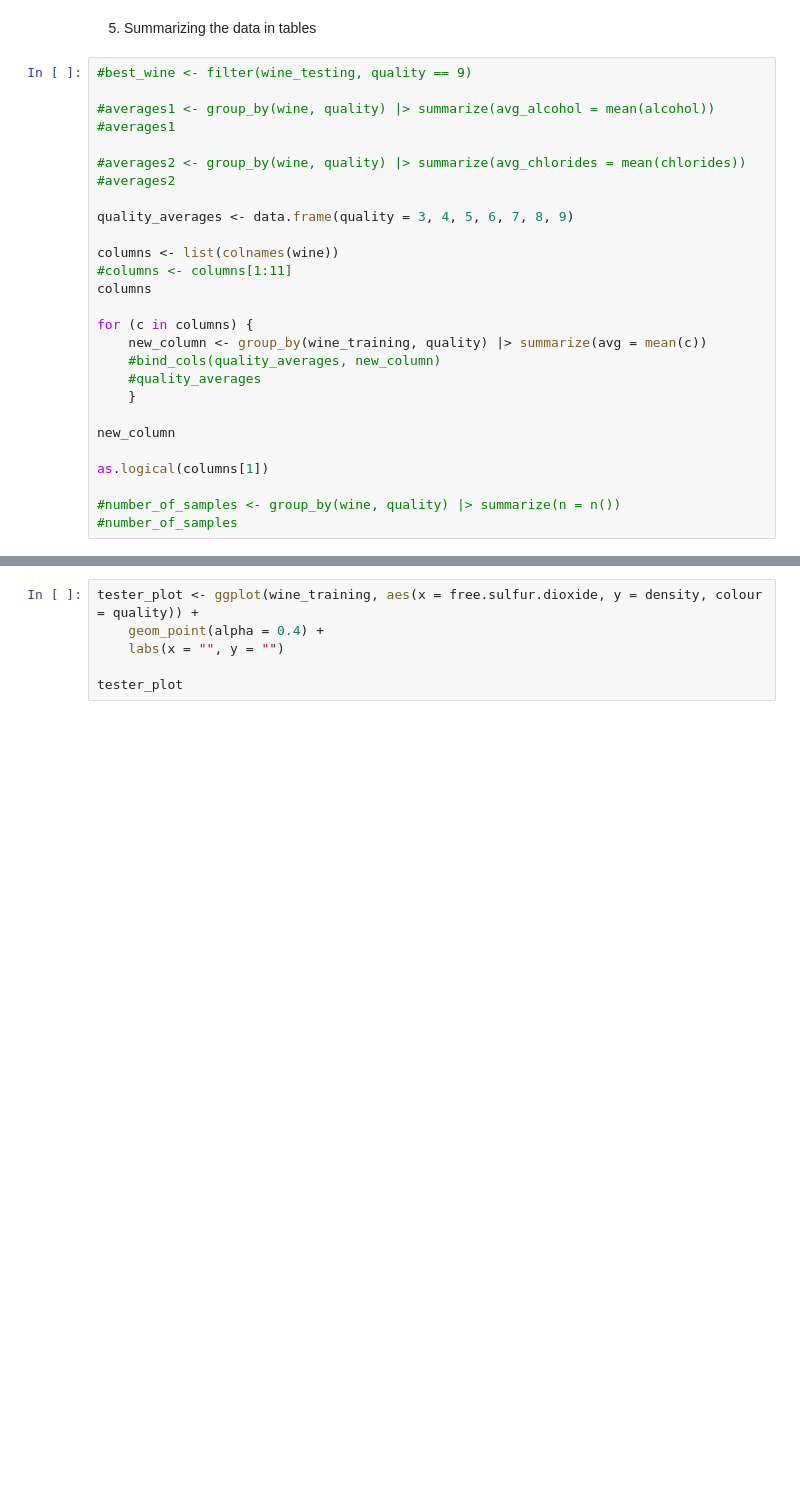
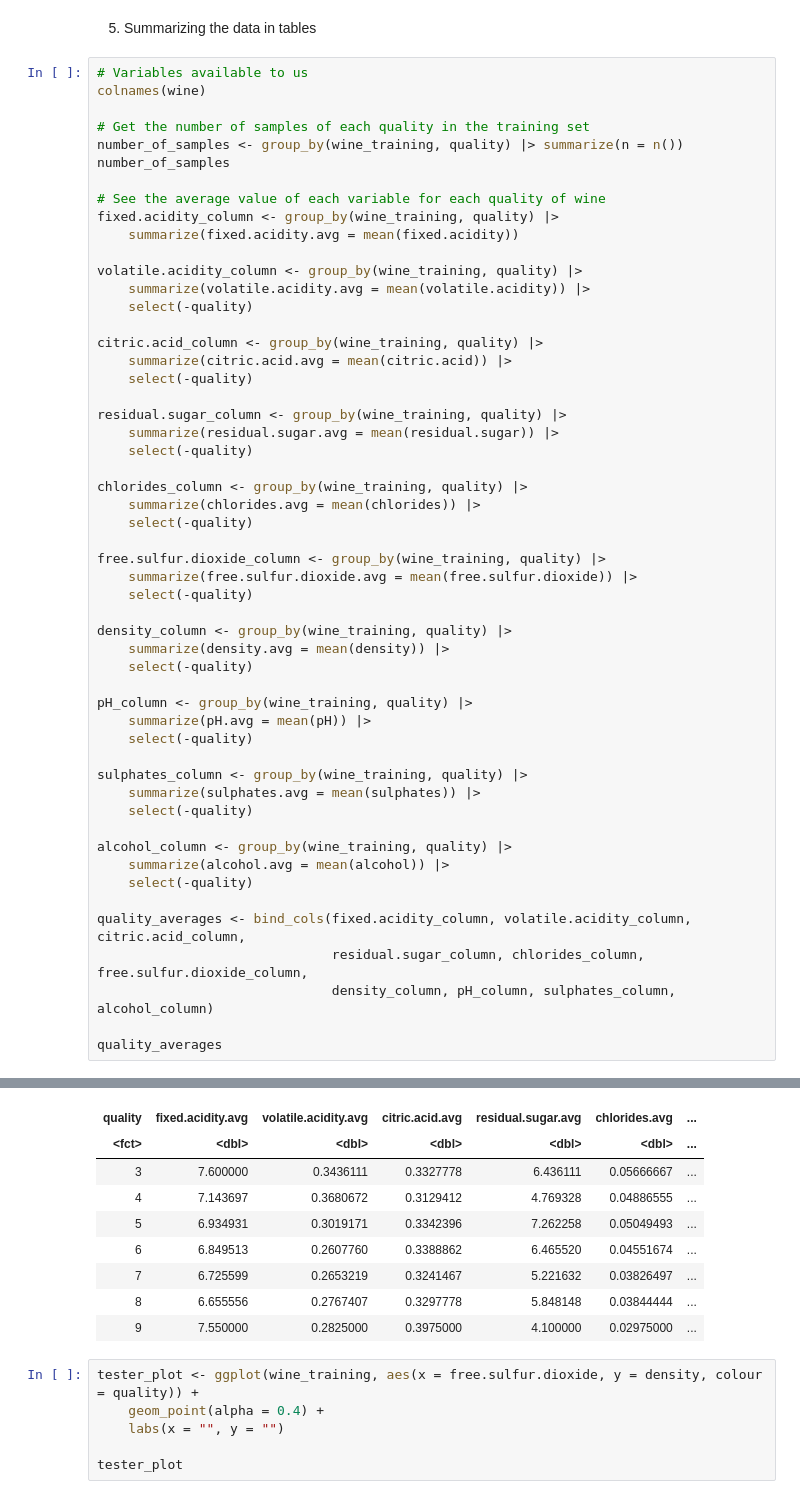
Before and after one commit to rileywheadon/dsci100-project-proposal, a Jupyter notebook: project_proposal.ipynb, the cells around one changed output, grey strips where cells are left out. Saved outputs shown, nothing was run; the diff lists cells and outputs as text; blank space fills up the shorter version.

Commit message:
Completed tables

```diff
--- a/project_proposal.ipynb
+++ b/project_proposal.ipynb
@@ -75,30 +85,56 @@ wine_testing <- testing(wine_split)
 # %% [markdown]
 5. Summarizing the data in tables
 # %%
-#best_wine <- filter(wine_testing, quality == 9)
+# Variables available to us
+colnames(wine)
 
-#averages1 <- group_by(wine, quality) |> summarize(avg_alcohol = mean(alcohol))
-#averages1
+# Get the number of samples of each quality in the training set
+number_of_samples <- group_by(wine_training, quality) |> summarize(n = n())
+number_of_samples
 
-#averages2 <- group_by(wine, quality) |> summarize(avg_chlorides = mean(chlorides))
-#averages2
+# See the average value of each variable for each quality of wine
+fixed.acidity_column <- group_by(wine_training, quality) |>
+    summarize(fixed.acidity.avg = mean(fixed.acidity))
 
-quality_averages <- data.frame(quality = 3, 4, 5, 6, 7, 8, 9)
+volatile.acidity_column <- group_by(wine_training, quality) |>
+    summarize(volatile.acidity.avg = mean(volatile.acidity)) |>
+    select(-quality)
 
-columns <- list(colnames(wine))
-#columns <- columns[1:11]
-columns
+citric.acid_column <- group_by(wine_training, quality) |>
+    summarize(citric.acid.avg = mean(citric.acid)) |>
+    select(-quality)
 
-for (c in columns) {
-    new_column <- group_by(wine_training, quality) |> summarize(avg = mean(c))
-    #bind_cols(quality_averages, new_column)
-    #quality_averages
-    }
+residual.sugar_column <- group_by(wine_training, quality) |>
+    summarize(residual.sugar.avg = mean(residual.sugar)) |>
+    select(-quality)
 
-new_column
+chlorides_column <- group_by(wine_training, quality) |>
+    summarize(chlorides.avg = mean(chlorides)) |>
+    select(-quality)
 
-as.logical(columns[1])
+free.sulfur.dioxide_column <- group_by(wine_training, quality) |>
+    summarize(free.sulfur.dioxide.avg = mean(free.sulfur.dioxide)) |>
+    select(-quality)
 
-#number_of_samples <- group_by(wine, quality) |> summarize(n = n())
-#number_of_samples
+density_column <- group_by(wine_training, quality) |>
+    summarize(density.avg = mean(density)) |>
+    select(-quality)
+
+pH_column <- group_by(wine_training, quality) |>
+    summarize(pH.avg = mean(pH)) |>
+    select(-quality)
+
+sulphates_column <- group_by(wine_training, quality) |>
+    summarize(sulphates.avg = mean(sulphates)) |>
+    select(-quality)
+
+alcohol_column <- group_by(wine_training, quality) |>
+    summarize(alcohol.avg = mean(alcohol)) |>
+    select(-quality)
+
+quality_averages <- bind_cols(fixed.acidity_column, volatile.acidity_column, citric.acid_column,
+                              residual.sugar_column, chlorides_column, free.sulfur.dioxide_column,
+                              density_column, pH_column, sulphates_column, alcohol_column)
+
+quality_averages
 # %% [output]
@@ -135,3 +156,12 @@ ERROR: Error in eval(expr, envir, enclos): 'list' object cannot be coerced to ty
+| quality | fixed.acidity.avg | volatile.acidity.avg | citric.acid.avg | residual.sugar.avg | chlorides.avg | ... |
+| <fct> | <dbl> | <dbl> | <dbl> | <dbl> | <dbl> | ... |
+| 3 | 7.600000 | 0.3436111 | 0.3327778 | 6.436111 | 0.05666667 | ... |
+| 4 | 7.143697 | 0.3680672 | 0.3129412 | 4.769328 | 0.04886555 | ... |
+| 5 | 6.934931 | 0.3019171 | 0.3342396 | 7.262258 | 0.05049493 | ... |
+| 6 | 6.849513 | 0.2607760 | 0.3388862 | 6.465520 | 0.04551674 | ... |
+| 7 | 6.725599 | 0.2653219 | 0.3241467 | 5.221632 | 0.03826497 | ... |
+| 8 | 6.655556 | 0.2767407 | 0.3297778 | 5.848148 | 0.03844444 | ... |
+| 9 | 7.550000 | 0.2825000 | 0.3975000 | 4.100000 | 0.02975000 | ... |
 # %%
 tester_plot <- ggplot(wine_training, aes(x = free.sulfur.dioxide, y = density, colour = quality)) +
     geom_point(alpha = 0.4) +
```
Also changed, not shown: parts of 6 cells of this notebook.
